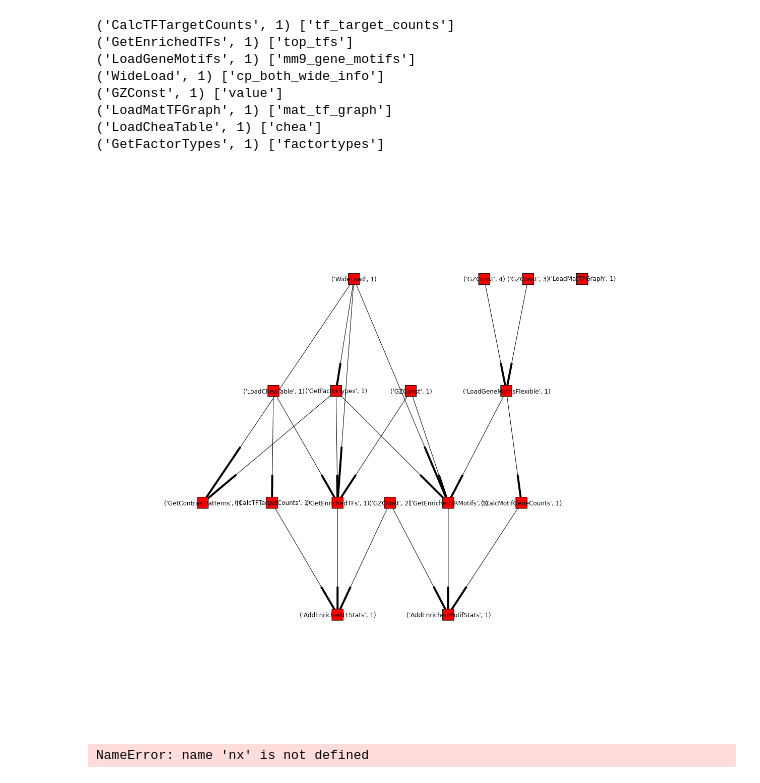
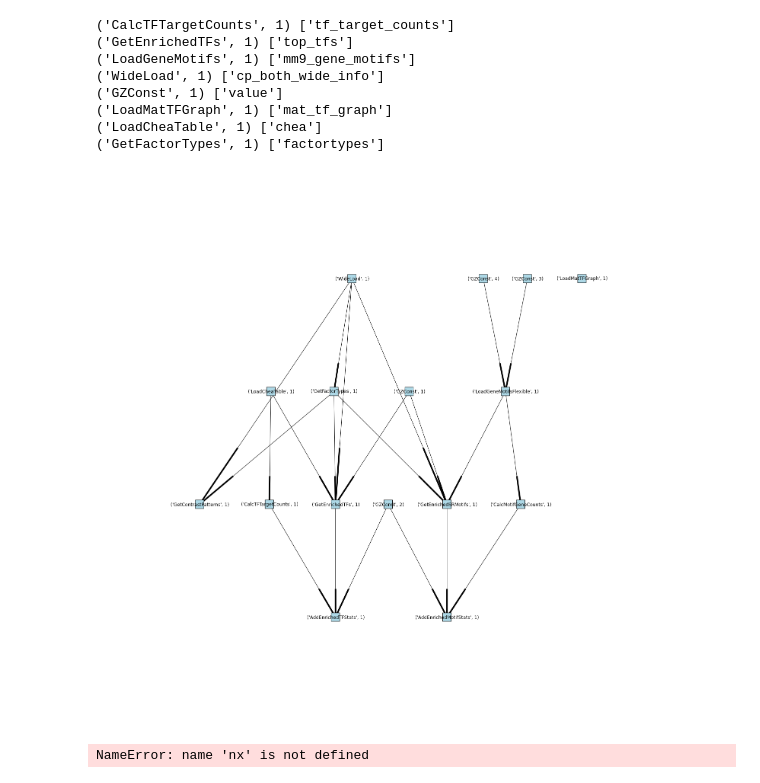
Before and after one commit to aheilbut/pdmouse, a Jupyter notebook: py/pd_chea.ipynb, the cells around one changed output. Saved outputs shown, nothing was run; the diff lists cells and outputs as text; code cells hidden in the pictures.

```diff
--- a/py/pd_chea.ipynb
+++ b/py/pd_chea.ipynb
@@ -86,16 +90,20 @@ getFactorTypes = tf.GetFactorTypes()
 getEnrichedTFs = tf.GetEnrichedTFs()
 getEnrichedSRMotifs = tf.GetEnrichedSRMotifs()
 
+
+
 addEnrichedTFStats = tf.AddEnrichedTFStats()
 addEnrichedMotifStats = tf.AddEnrichedMotifStats()
 getContrastPatterns = tf.GetContrastPatterns()
 fc_t = gz.GZConst(1.5)
 total_genes = gz.GZConst(22000)
 
+species_genome = gz.GZConst("hg19")
+
 w.addWorkNodes( [calcTFTargetCounts, calcMotifGeneCounts, loadCheaTable, loadGeneMotifs,
                  loadMatTFGraph, wideLoad, getFactorTypes, getEnrichedTFs, getEnrichedSRMotifs,
                  addEnrichedMotifStats, addEnrichedTFStats, getContrastPatterns,
-                 fc_t, total_genes ] )
+                 fc_t, total_genes, species_genome ] )
 # %%
 upstreamDistance = gz.GZConst(5000)
 downstreamDistance = gz.GZConst(2000)
@@ -765,10 +775,10 @@ for (k, v) in c.results.items():
 # %%
 import networkx as nx
 # %%
-figsize(15, 15)
-nx.draw_graphviz(g, 'dot', node_shape="s", node_size=500)
+figsize(20, 20)
+nx.draw_graphviz(g, 'dot', node_shape="s", node_color='lightblue', node_size=500)
 # %% [output]
-[figure, old version]
+[figure, new version]
 # %%
 |nx.topological_sort(g)[0]
 # %% [output]
```
Also changed, not shown: parts of 25 cells of this notebook, 5 other files.
